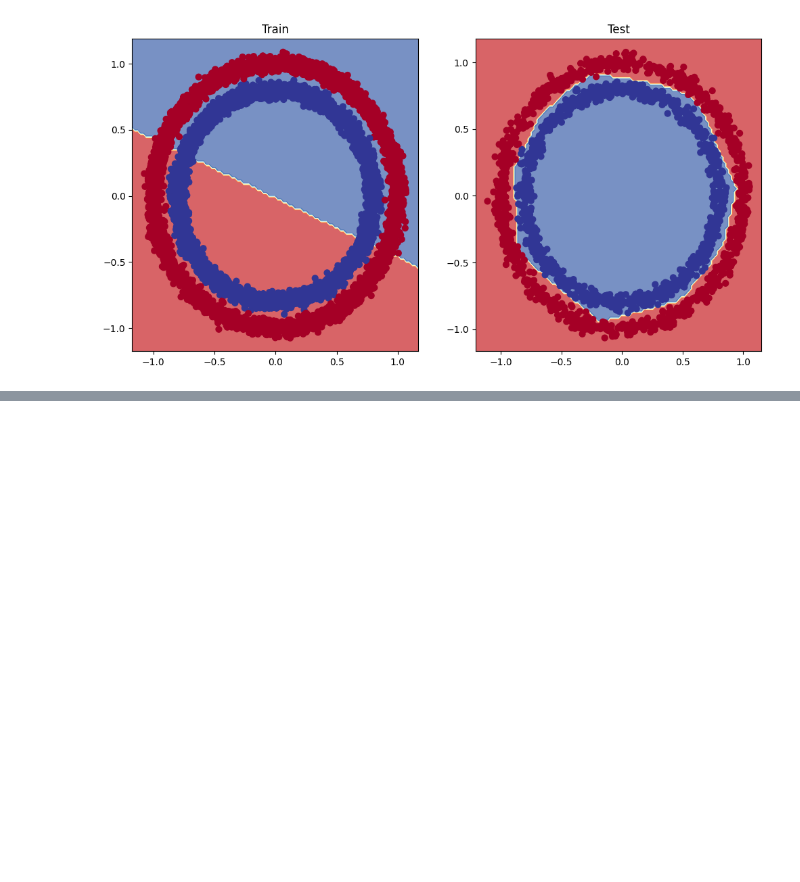
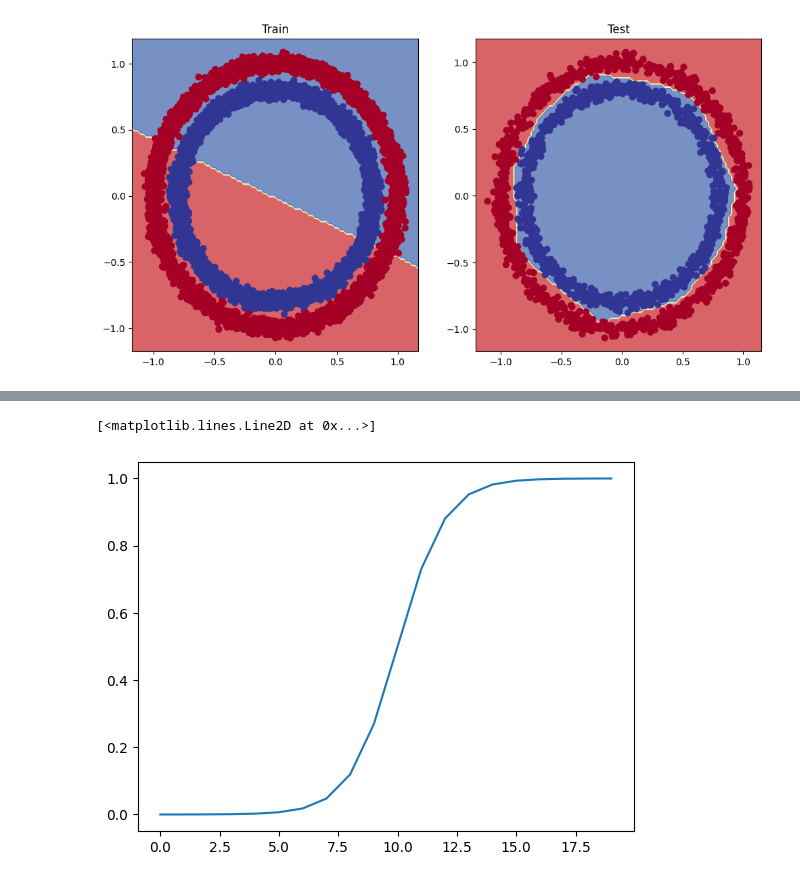
Before and after one commit to MuhammedUmerNazir/pytorch_code_snippets, a Jupyter notebook: 02_torch_neural_network_classification.ipynb, the cells around one changed output, grey strips where cells are left out. Cells and saved outputs as stored; diff of their text form; code cells hidden in the pictures; blank space fills up the shorter version.

```diff
--- a/02_torch_neural_network_classification.ipynb
+++ b/02_torch_neural_network_classification.ipynb
@@ -973,0 +1020,5 @@ plot_decision_boundary(model_3, X_test, y_test) # model_3 = has non-linearity
+# %%
+plt.plot(torch.sigmoid(A))
+# %% [output]
+[<matplotlib.lines.Line2D at 0x...>]
+[figure, added]
```
Also changed, not shown: parts of 19 cells of this notebook.
